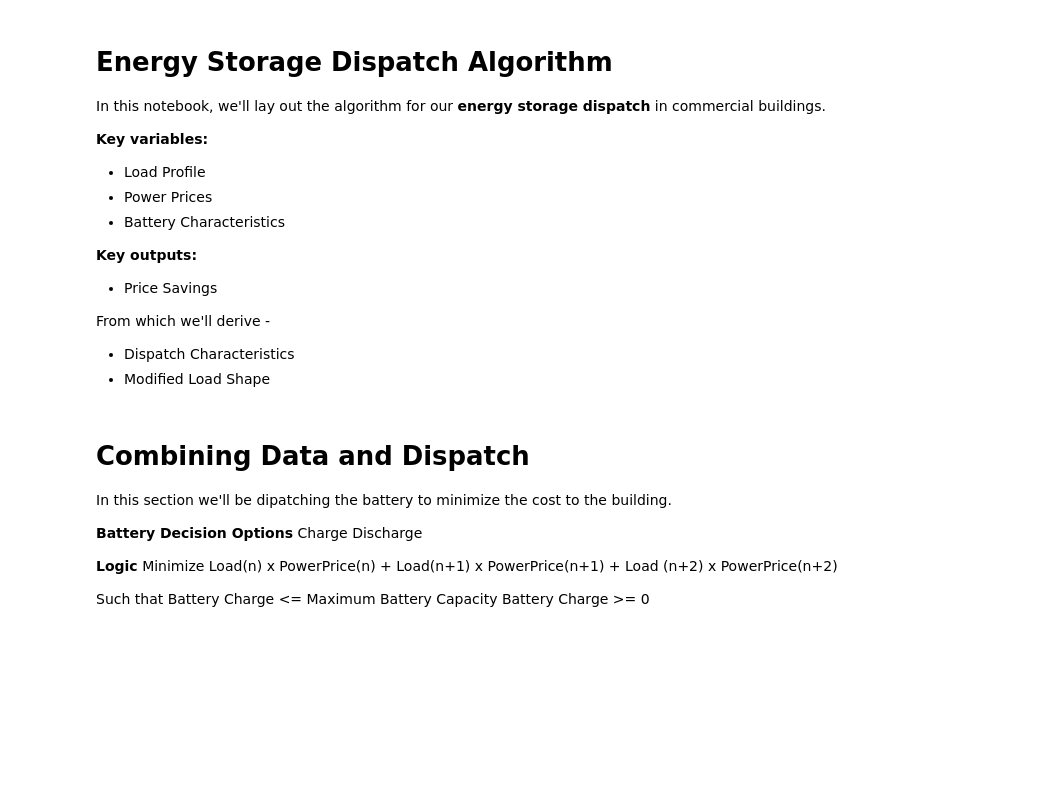
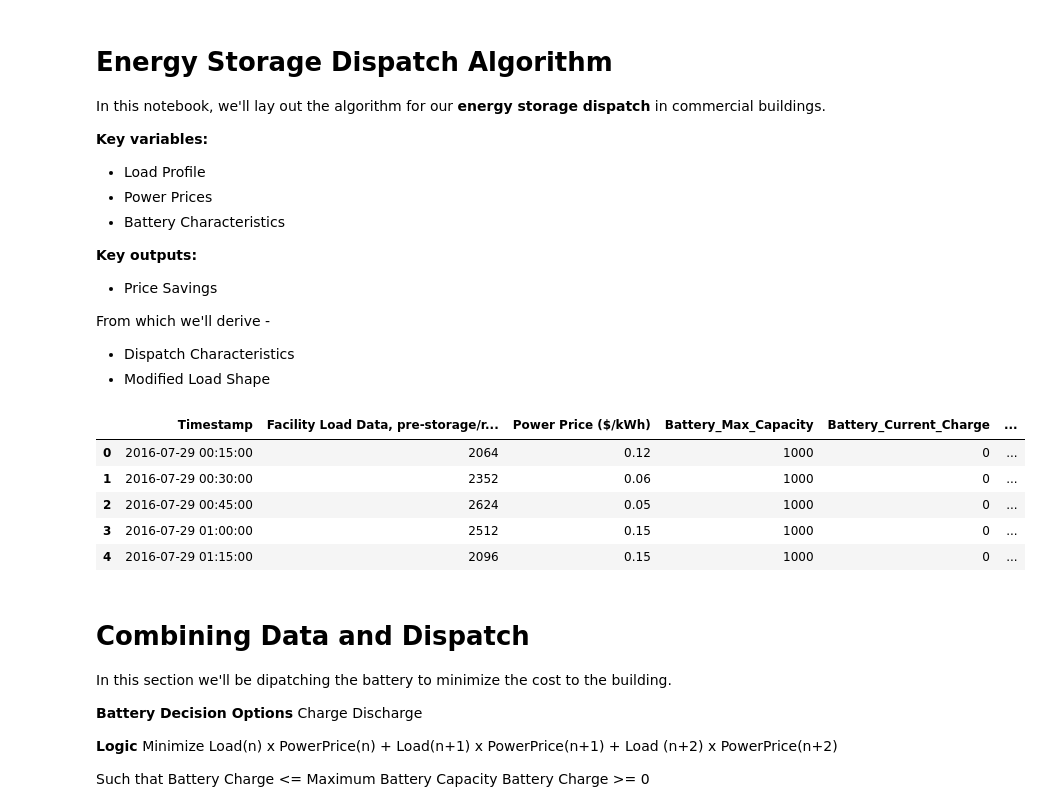
Before and after one commit to jbbae/commercial_storage_analysis, a Jupyter notebook: Storage Dispatch Algorithm.ipynb, the cells around one changed output. Cells and saved outputs as stored; diff of their text form; code cells hidden in the pictures; blank space fills up the shorter version.

```diff
--- a/Storage Dispatch Algorithm.ipynb
+++ b/Storage Dispatch Algorithm.ipynb
@@ -34,3 +16,27 @@ df_battery.head()
+# %%
+import numpy as np
+import pandas as pd
+import matplotlib.pyplot as plt
+import seaborn as sns
+%matplotlib inline
+
+#Read Load Forecast
+df_load = pd.read_csv(r'C:\Users\Niel Patel\Documents\GitHub\commercial_storage_analysis\data\Load_Price.csv')
+df_load["Power Price ($/kWh)"] = df_load["Power Price ($/kWh)"].astype(float)
+df_load["Battery_Max_Capacity"]= 1000
+df_load["Battery_Current_Charge"]=0
+df_load["Battery_Load"] = 0
+df_load["Facility_Net_Load"] = df_load["Facility Load Data, pre-storage/renewables (kW)"]+df_load["Battery_Load"]
+df_load["Pre-storage_Price"] = df_load["Facility Load Data, pre-storage/renewables (kW)"]*df_load["Power Price ($/kWh)"]*.25
+df_load["Post-storage_Price"] = df_load["Facility_Net_Load"]*df_load["Power Price ($/kWh)"]*.25
+df_load.head()
+# %% [output]
+|  | Timestamp | Facility Load Data, pre-storage/r... | Power Price ($/kWh) | Battery_Max_Capacity | Battery_Current_Charge | ... |
+| 0 | 2016-07-29 00:15:00 | 2064 | 0.12 | 1000 | 0 | ... |
+| 1 | 2016-07-29 00:30:00 | 2352 | 0.06 | 1000 | 0 | ... |
+| 2 | 2016-07-29 00:45:00 | 2624 | 0.05 | 1000 | 0 | ... |
+| 3 | 2016-07-29 01:00:00 | 2512 | 0.15 | 1000 | 0 | ... |
+| 4 | 2016-07-29 01:15:00 | 2096 | 0.15 | 1000 | 0 | ... |
 # %% [markdown]
 # Combining Data and Dispatch
 In this section we'll be dipatching the battery to minimize the cost to the building.
```
Also changed, not shown: parts of 2 cells of this notebook.
